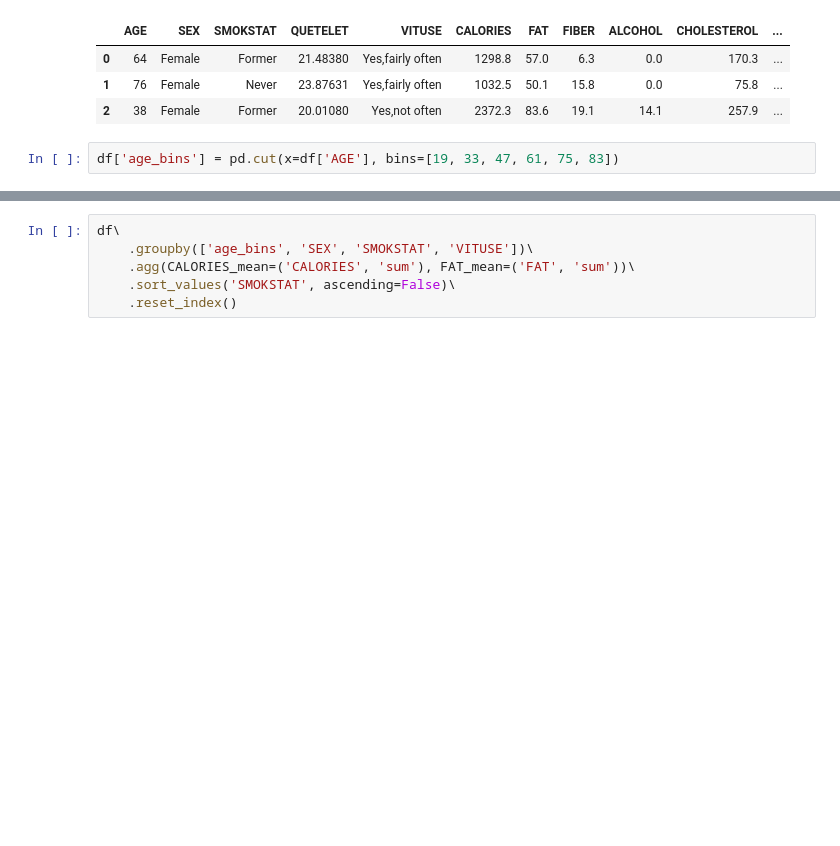
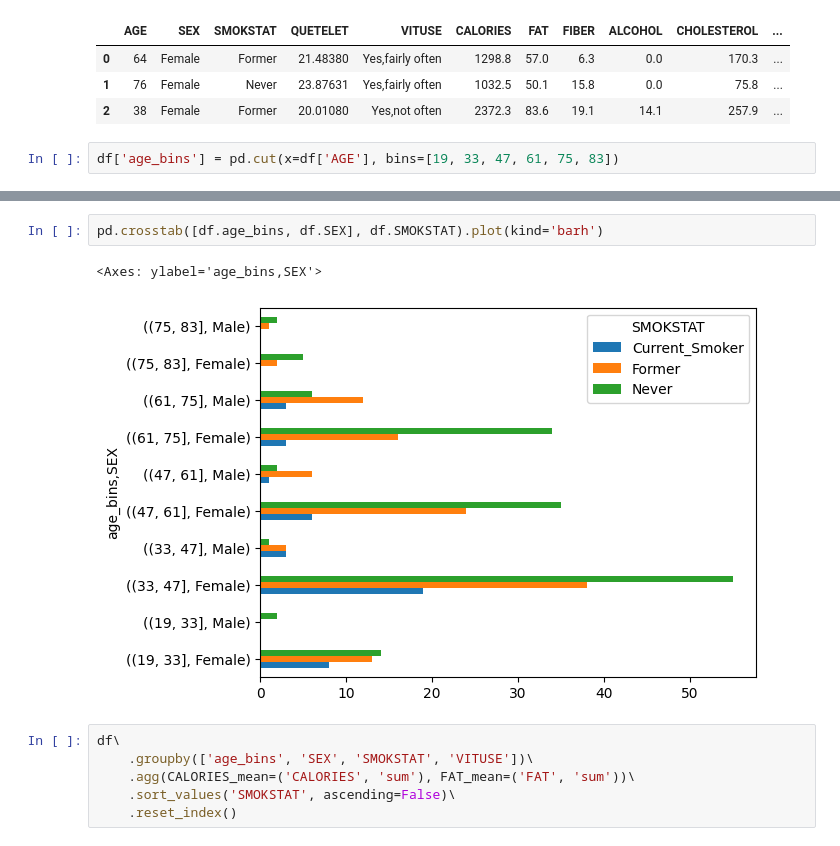
Before and after one commit to RomanD83/pbc, a Jupyter notebook: Determinants.ipynb, the cells around one changed output, grey strips where cells are left out. Drawn from its saved outputs; the diff is of its cells as text; blank space fills up the shorter version.

```diff
--- a/Determinants.ipynb
+++ b/Determinants.ipynb
@@ -194,3 +216,8 @@ df[['AGE', 'QUETELET', 'CALORIES', 'FAT', 'FIBER', 'ALCOHOL', 'CHOLESTEROL', 'BE
+# %%
+pd.crosstab([df.age_bins, df.SEX], df.SMOKSTAT).plot(kind='barh')
+# %% [output]
+<Axes: ylabel='age_bins,SEX'>
+[figure, added]
 # %%
 df\
     .groupby(['age_bins', 'SEX', 'SMOKSTAT', 'VITUSE'])\
```
Also changed, not shown: parts of 2 cells of this notebook.
